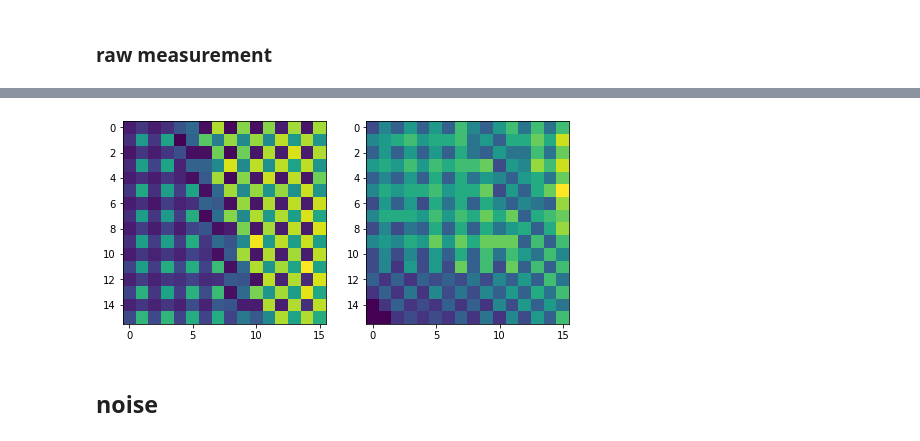
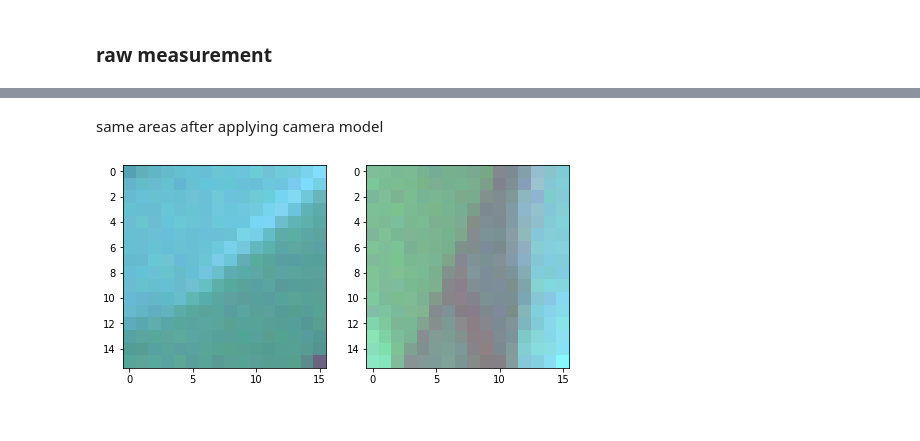
Before and after one commit to djbradyAtOpticalSciencesArizona/multiframeEstimation, a Jupyter notebook: TrainingDataForDemosaicking.ipynb, the cells around one changed output, grey strips where cells are left out. Saved outputs shown, nothing was run; the diff lists cells and outputs as text; code cells hidden in the pictures.

```diff
--- a/TrainingDataForDemosaicking.ipynb
+++ b/TrainingDataForDemosaicking.ipynb
@@ -49,12 +49,11 @@ def load_exr(path):
     img = cv2.cvtColor(img, cv2.COLOR_BGR2RGB)
     return img
 # %%
-m, n = 4, 4
-fig, ax = plt.subplots(m, n, figsize = (8, 8))
+m, n = 2, 4
+fig, ax = plt.subplots(m, n, figsize = (12, 8))
 for i in range(m):
     for j in range(n):
-        img = cv2.imread("Image{:04d}.exr".format(i * m + j + 1),cv2.IMREAD_ANYCOLOR | cv2.IMREAD_ANYDEPTH)
-        img = cv2.cvtColor(img, cv2.COLOR_BGR2RGB)
+        img = load_exr("Image{:04d}.exr".format(i * n + j + 1))
         ax[i][j].imshow(img/img.max())
 plt.tight_layout()
 plt.show()
@@ -63,8 +61,0 @@ plt.show()
-# %%
-img = cv2.imread("Image{:04d}.exr".format(9),cv2.IMREAD_ANYCOLOR | cv2.IMREAD_ANYDEPTH)
-img = cv2.cvtColor(img, cv2.COLOR_BGR2RGB)
-fig, ax = plt.subplots(1, 2, figsize = (8, 8))
-ax[0].imshow(img)
-ax[1].imshow(img/img.max())
-plt.show()
-print_stat(img)
@@ -108,7 +97,7 @@ class camMosaicModel:
         self.bit_depth = 10
         self.black_level = 50
         ''' params that are NOT from experiments on EVETAR camera '''
-        self.amplitude = 150
+        self.amplitude = 1000
 
     def noise_model(self, img_gt):
         '''
@@ -150,10 +139,12 @@ class camMosaicModel:
 # %% [markdown]
 ### ground truth frame
 # %%
-img = load_exr("Image0011.exr")
+img = load_exr("Image0008.exr")
 print_stat(img)
 print("Dynamic range is {:.1f} bits".format(np.log2(img.max()/img.min())))
 plt.imshow(img/img.max())
 plt.show()
+plt.hist(img.flatten(), bins=200)
+plt.show()
 # %% [output]
 Array shape:  (64, 64, 3) dtype: float32
@@ -189,9 +190,9 @@ plt.show()
+# %% [markdown]
+same areas after applying camera model
 # %%
 fig, ax = plt.subplots(1, 2, figsize = (8, 8))
-ax[0].imshow(bayer_noisy[:16, :16]/bayer_noisy[:16, :16].max())
-ax[1].imshow(bayer_noisy[-18:-2, -18:-2]/bayer_noisy[-18:-2, -18:-2].max())
+ax[0].imshow(sensor_noisy[:16,:16]/sensor_noisy[:16,:16].max())
+ax[1].imshow(sensor_noisy[-16:, :16]/sensor_noisy[-16:, :16].max())
 plt.show()
 # %% [output]
-[figure, old version]
+[figure, new version]
-# %% [markdown]
-## noise
```
Also changed, not shown: parts of 14 cells of this notebook.
